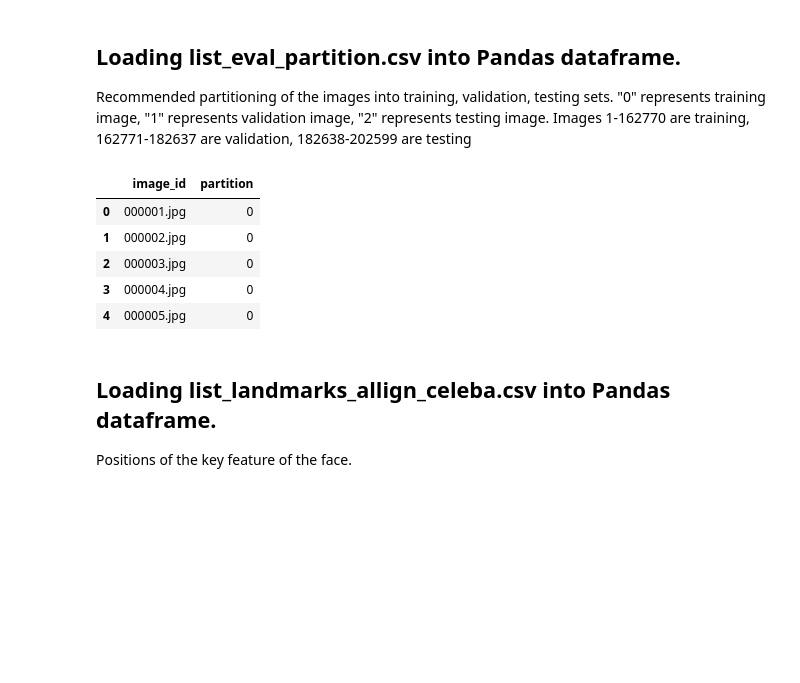
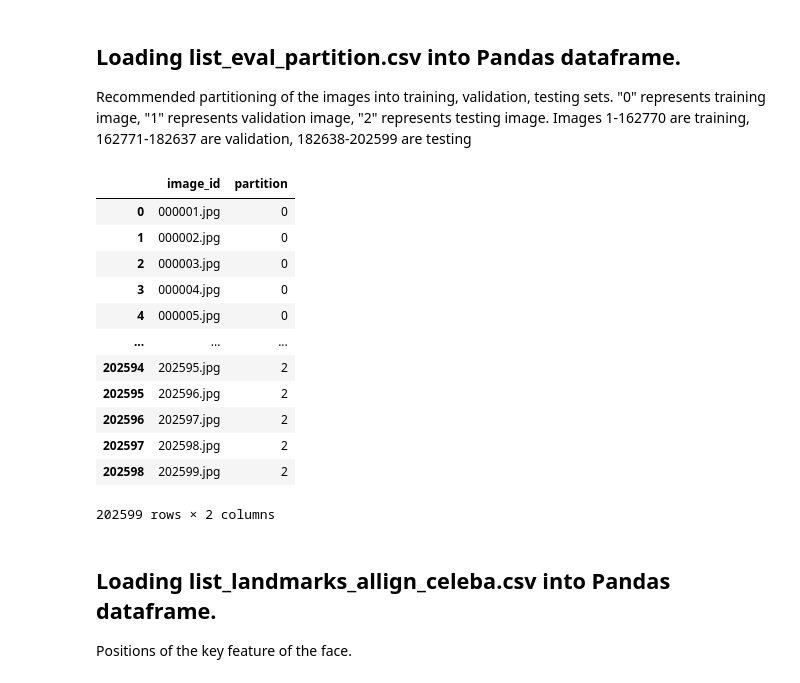
Before and after one commit to Raadwal/face-generation, a Jupyter notebook: CelebA_DataExploration.ipynb, the cells around one changed output. Saved outputs shown, nothing was run; the diff lists cells and outputs as text; code cells hidden in the pictures; blank space fills up the shorter version.

```diff
--- a/CelebA_DataExploration.ipynb
+++ b/CelebA_DataExploration.ipynb
@@ -61,14 +61,21 @@ Loading list_eval_partition.csv into Pandas dataframe.
 Recommended partitioning of the images into training, validation, testing sets. "0" represents training image, "1" represents validation image, "2" represents testing image. Images 1-162770 are training, 162771-182637 are validation, 182638-202599 are testing
 # %%
 eval_partition = pd.read_csv("/content/list_eval_partition.csv")
-eval_partition.head(5)
+eval_partition
 # %% [output]
 |  | image_id | partition |
 | 0 | 000001.jpg | 0 |
 | 1 | 000002.jpg | 0 |
 | 2 | 000003.jpg | 0 |
 | 3 | 000004.jpg | 0 |
 | 4 | 000005.jpg | 0 |
+| ... | ... | ... |
+| 202594 | 202595.jpg | 2 |
+| 202595 | 202596.jpg | 2 |
+| 202596 | 202597.jpg | 2 |
+| 202597 | 202598.jpg | 2 |
+| 202598 | 202599.jpg | 2 |
+202599 rows × 2 columns
 # %% [markdown]
 Loading list_landmarks_allign_celeba.csv into Pandas dataframe.
 ---
```
Also changed, not shown: parts of 2 cells of this notebook.
